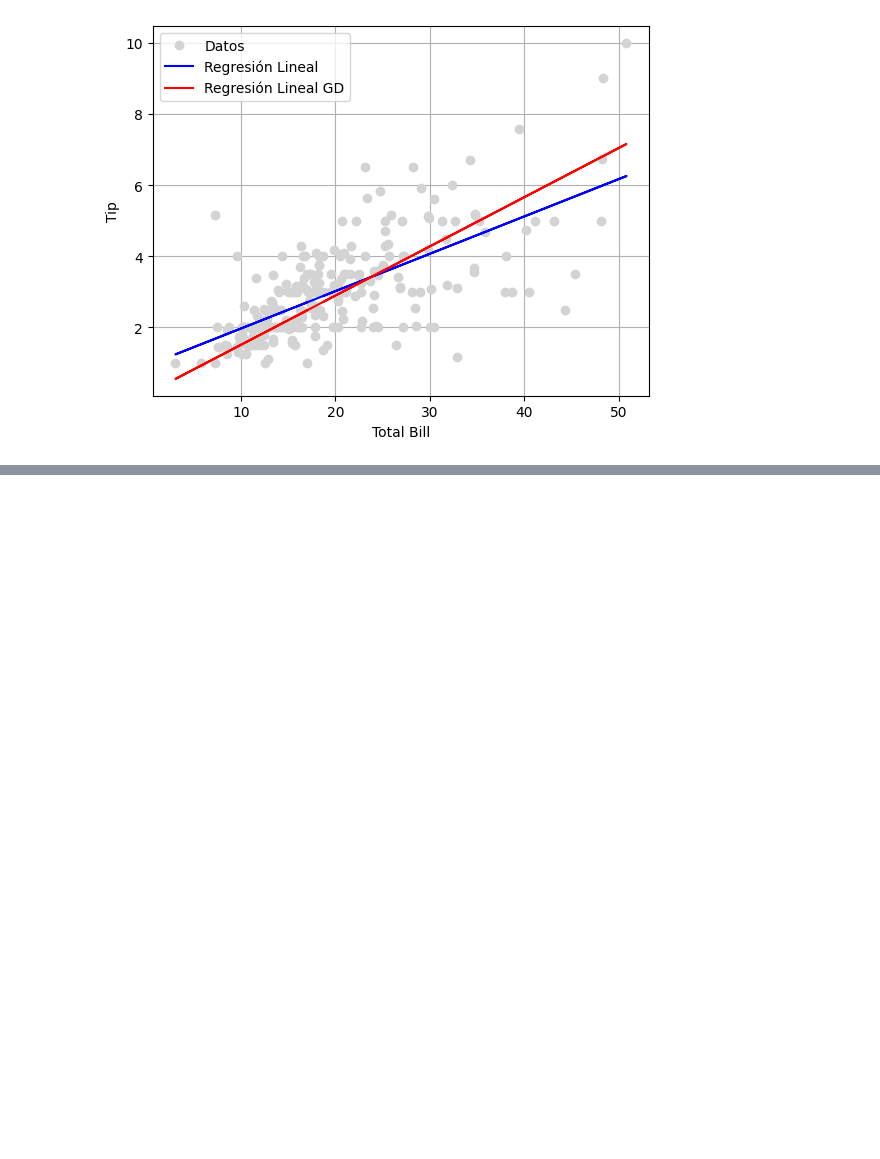
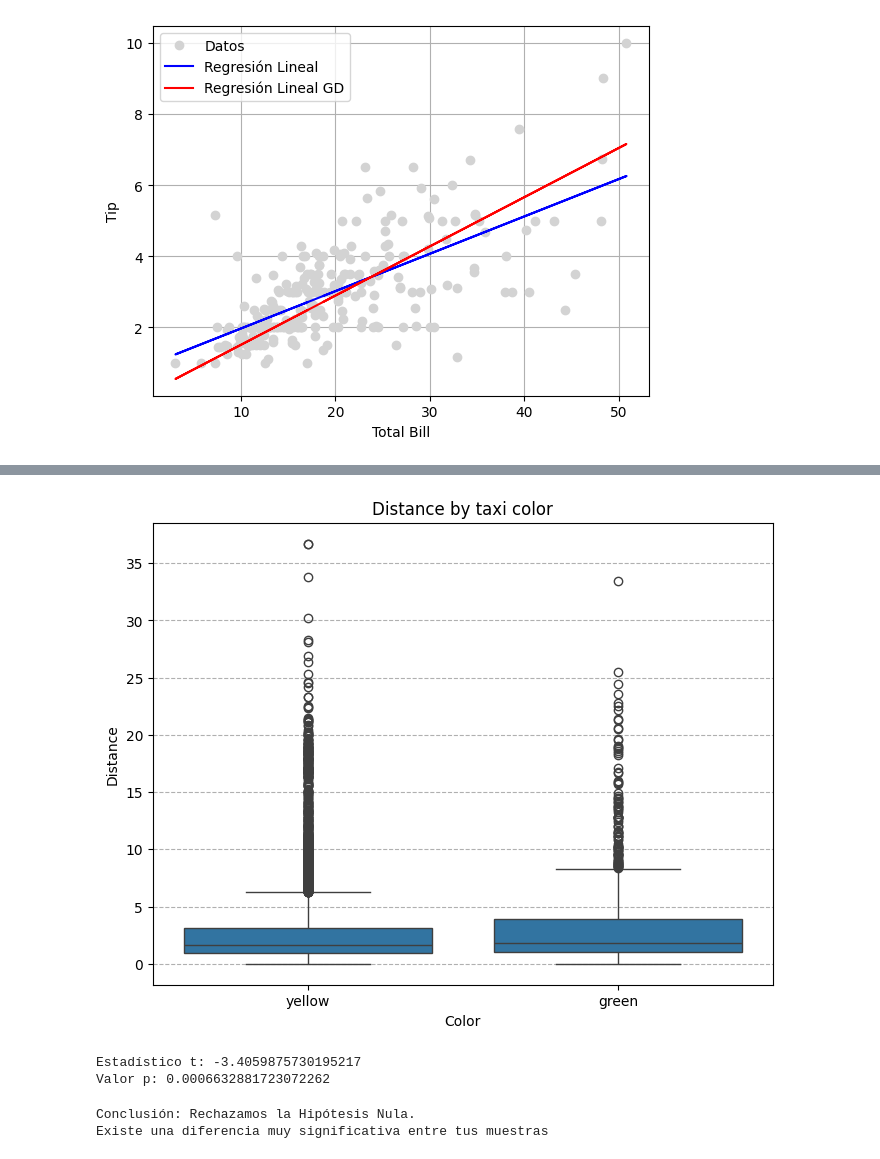
Before and after one commit to actelleza-maker/Ciencia-de-datos-con-IA, a Jupyter notebook: Copia_de_Hands_On_Introducción_a_la_Estadística_Inferencial.ipynb, the cells around one changed output, grey strips where cells are left out. Cells and saved outputs as stored; diff of their text form; code cells hidden in the pictures; blank space fills up the shorter version.

```diff
--- a/Copia_de_Hands_On_Introducción_a_la_Estadística_Inferencial.ipynb
+++ b/Copia_de_Hands_On_Introducción_a_la_Estadística_Inferencial.ipynb
@@ -388,0 +426,5 @@ np.float64(1.0361579333785682)
+# %%
+# Importar dataset
+
+df_taxis = sns.load_dataset('taxis')
+df_taxis
@@ -388,0 +456,10 @@ np.float64(1.0361579333785682)
+# %%
+plt.figure(figsize=(8, 6))
+sns.boxplot(x='color', y='distance', data=df_taxis)
+plt.title('Distance by taxi color')
+plt.xlabel('Color')
+plt.ylabel('Distance')
+plt.grid(axis='y', linestyle='--')
+plt.show()
+# %% [output]
+[figure, added]
@@ -388,0 +471,10 @@ np.float64(1.0361579333785682)
+# %%
+# Aplicar Prueba T de Student
+
+t_stat_taxis, p_value_taxis = stats.ttest_ind(distancia_amarillo, distancia_verde)
+
+print("Estadístico t:", t_stat_taxis)
+print("Valor p:", p_value_taxis)
+# %% [output]
+Estadístico t: -3.4059875730195217
+Valor p: 0.0006632881723072262
@@ -388,0 +497,5 @@ np.float64(1.0361579333785682)
+# %%
+interpretar_pvalue(p_value_taxis)
+# %% [output]
+Conclusión: Rechazamos la Hipótesis Nula.
+Existe una diferencia muy significativa entre tus muestras
```
Also changed, not shown: parts of 51 cells of this notebook.
